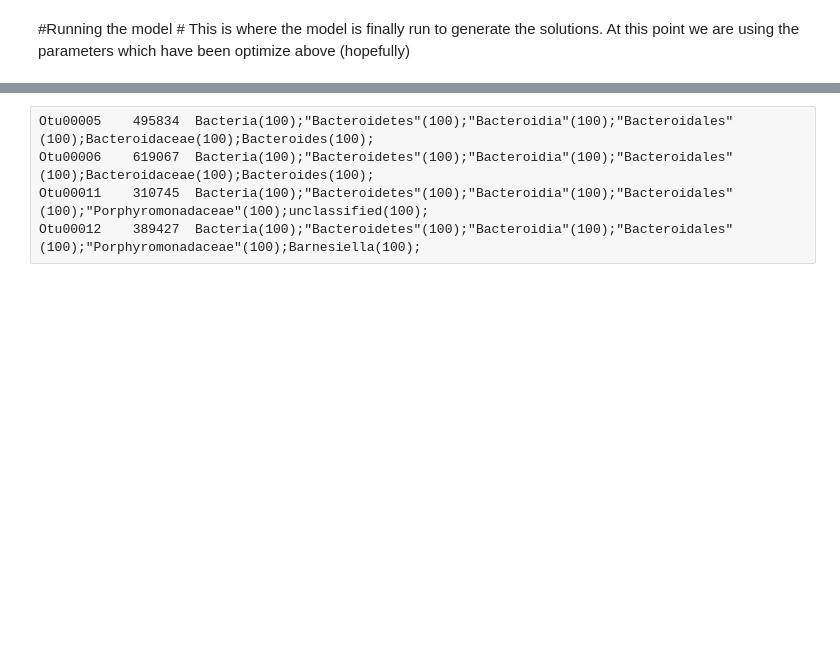
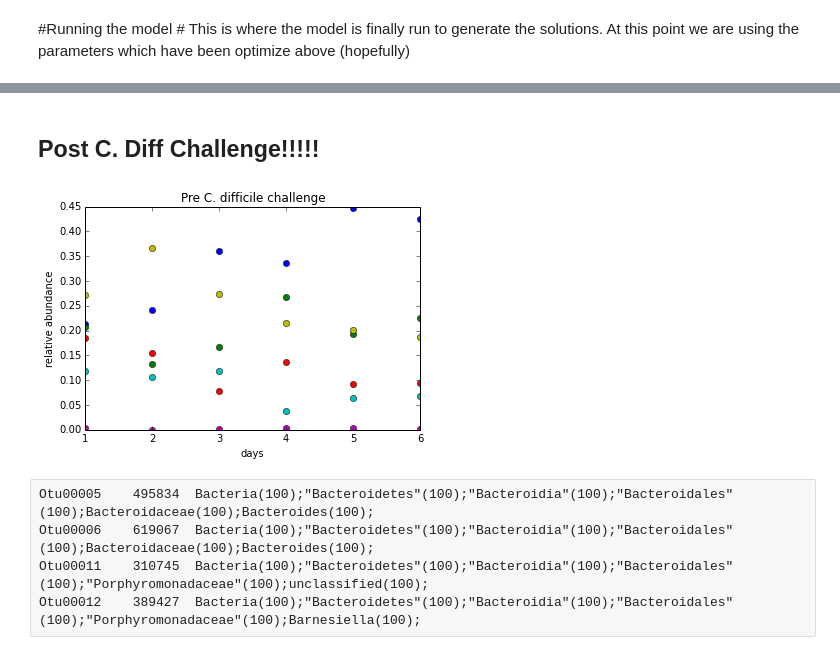
Before and after one commit to jtmccr1/603-Codes, a Jupyter notebook: EPID603 Final.ipynb, the cells around one changed output, grey strips where cells are left out. Saved outputs shown, nothing was run; the diff lists cells and outputs as text; code cells hidden in the pictures; blank space fills up the shorter version.

```diff
--- a/EPID603 Final.ipynb
+++ b/EPID603 Final.ipynb
@@ -309,0 +344,28 @@ NameError: name 'name' is not defined
+# %% [markdown]
+## Post C. Diff Challenge!!!!!
+# %%
+#Get Data
+means = %Rget means
+errors = %Rget errors
+Td = %Rget days
+other = %Rget other
+#Set up just for the pre C.Diff
+Td =Td[11:-1]  # Selects just the days prior to 0 and makes them all positive
+#Here I save the time course of each OTU as a separate array
+OTU1d =means[0][11:-1]
+OTU2d =means[1][11:-1]
+OTU3d =means[2][11:-1]
+OTU4d =means[3][11:-1]
+OTU5d =means[4][11:-1]
+
+otherd = other[11:-1]
+
+plt.figure()
+plt.plot(Td,OTU1d,'o',Td,OTU2d,'o',Td,OTU3d,'o',Td,OTU4d,'o',Td,OTU5d,'o',Td,otherd,'o')#,Td,OTU6d,'o',Td,OTU7d,'o')
+plt.xlabel('days')
+plt.ylabel('relative abundance')
+title='Pre C. difficile challenge'
+plt.title(title)
+plt.show()
+# %% [output]
+[figure, added]
```
Also changed, not shown: parts of 30 cells of this notebook.
